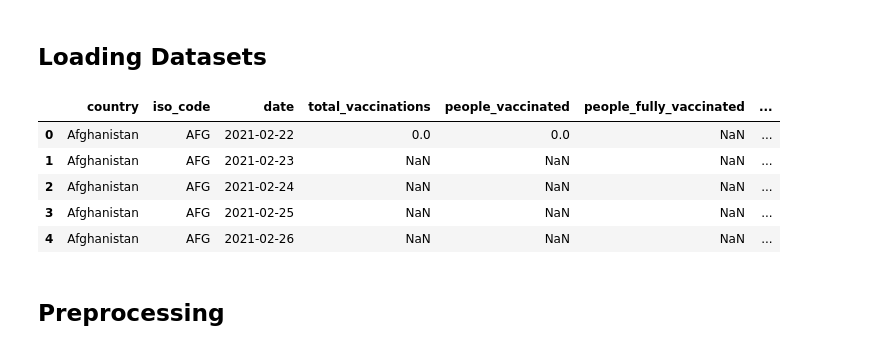
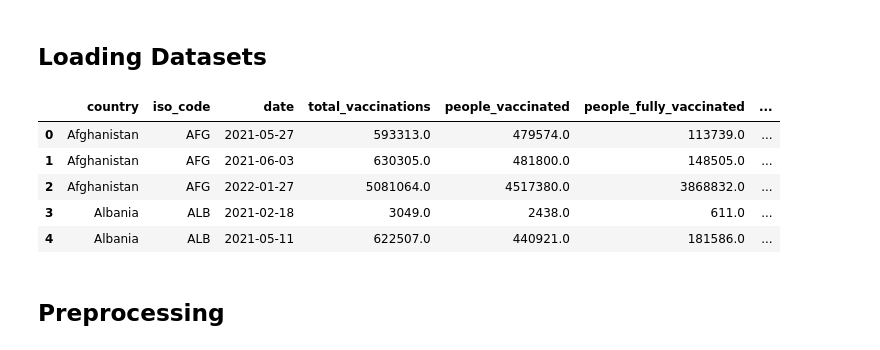
Before and after one commit to lokeshparab/Data-Science-Projects, a Jupyter notebook: Weekly Project 16/Weekly Project - 16.ipynb, the cells around one changed output. Drawn from its saved outputs; the diff is of its cells as text; code cells hidden in the pictures.

```diff
--- a/Weekly Project 16/Weekly Project - 16.ipynb
+++ b/Weekly Project 16/Weekly Project - 16.ipynb
@@ -8,15 +8,15 @@ from matplotlib import pyplot as plt
 # %% [markdown]
 ## Loading Datasets
 # %%
-df = pd.read_csv('country_vaccinations.csv')
+df = pd.read_csv('country_vaccination_preprocessed.csv')
 df.head()
 # %% [output]
 |  | country | iso_code | date | total_vaccinations | people_vaccinated | people_fully_vaccinated | ... |
-| 0 | Afghanistan | AFG | 2021-02-22 | 0.0 | 0.0 | NaN | ... |
-| 1 | Afghanistan | AFG | 2021-02-23 | NaN | NaN | NaN | ... |
-| 2 | Afghanistan | AFG | 2021-02-24 | NaN | NaN | NaN | ... |
-| 3 | Afghanistan | AFG | 2021-02-25 | NaN | NaN | NaN | ... |
-| 4 | Afghanistan | AFG | 2021-02-26 | NaN | NaN | NaN | ... |
+| 0 | Afghanistan | AFG | 2021-05-27 | 593313.0 | 479574.0 | 113739.0 | ... |
+| 1 | Afghanistan | AFG | 2021-06-03 | 630305.0 | 481800.0 | 148505.0 | ... |
+| 2 | Afghanistan | AFG | 2022-01-27 | 5081064.0 | 4517380.0 | 3868832.0 | ... |
+| 3 | Albania | ALB | 2021-02-18 | 3049.0 | 2438.0 | 611.0 | ... |
+| 4 | Albania | ALB | 2021-05-11 | 622507.0 | 440921.0 | 181586.0 | ... |
 # %% [markdown]
 ## Preprocessing
 # %%
```
Also changed, not shown: 1 other file.
